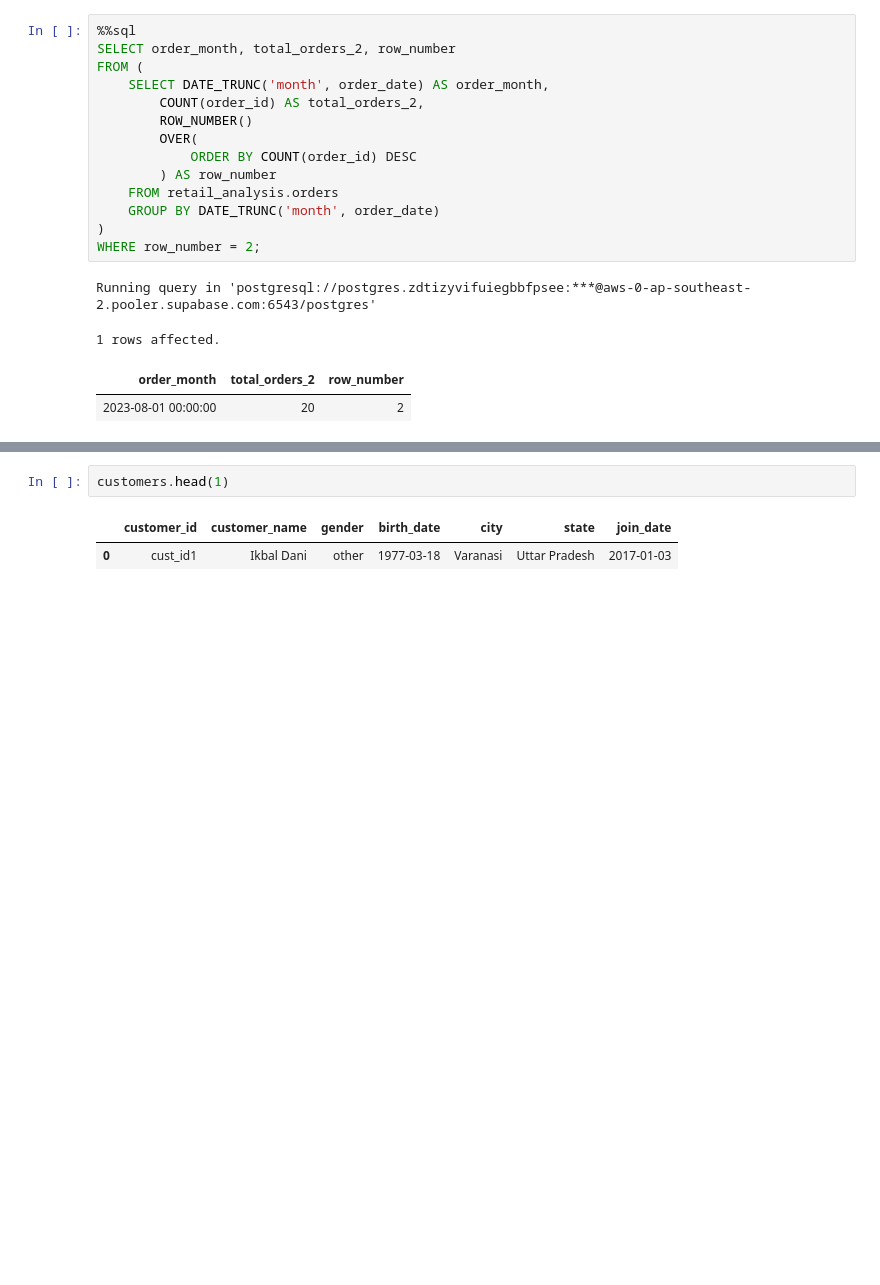
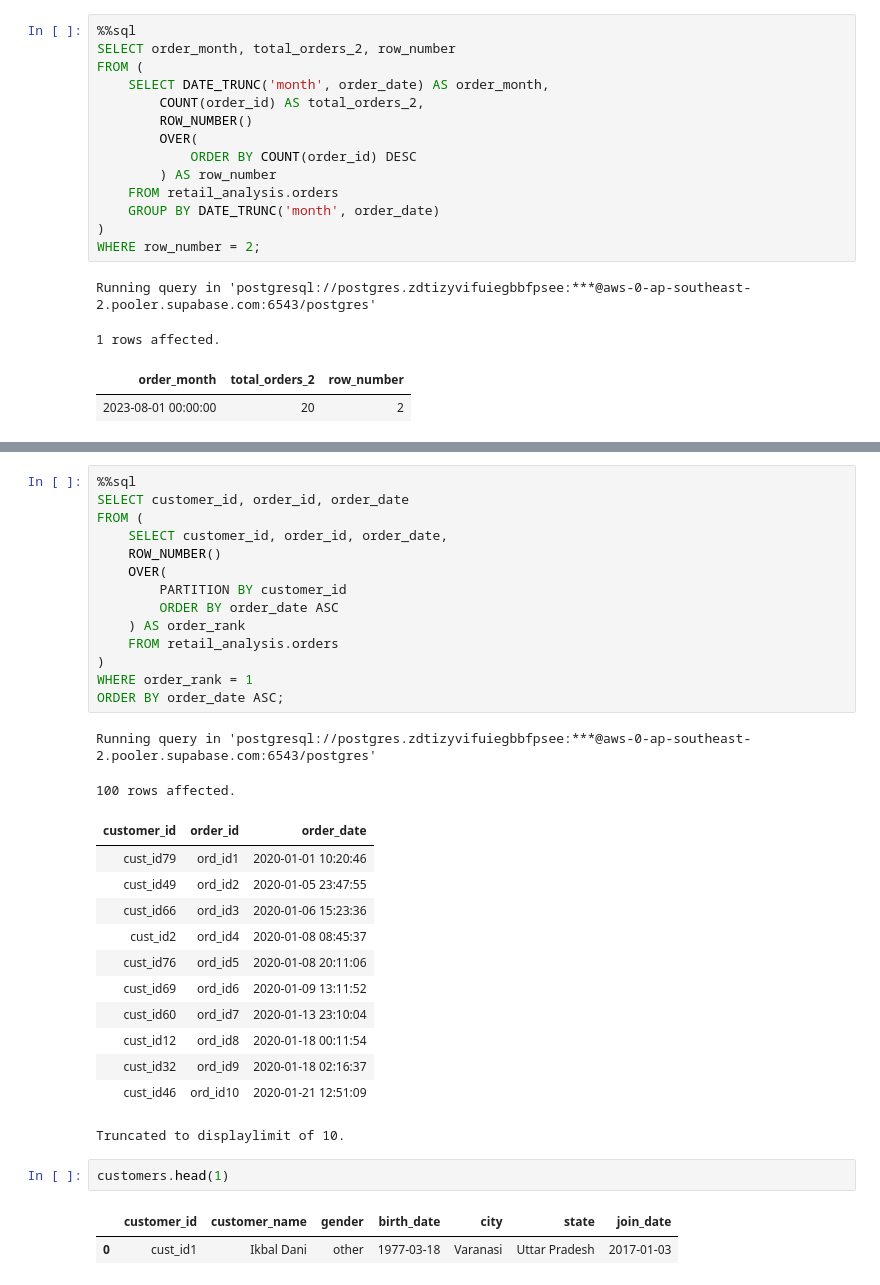
Before and after one commit to umesh-creates/sql_pandas_exercise_and_notes, a Jupyter notebook: retail_analysis exercise/date _and_time.ipynb, the cells around one changed output, grey strips where cells are left out. Cells and saved outputs as stored; diff of their text form; blank space fills up the shorter version.

Commit message:
first order of each customer by order_date

```diff
--- a/retail_analysis exercise/date _and_time.ipynb
+++ b/retail_analysis exercise/date _and_time.ipynb
@@ -1413,3 +1483,32 @@ Running query in 'postgresql://postgres.zdtizyvifuiegbbfpsee:***@aws-0-ap-southe
+# %%
+%%sql
+SELECT customer_id, order_id, order_date
+FROM (
+    SELECT customer_id, order_id, order_date,
+    ROW_NUMBER()
+    OVER(
+        PARTITION BY customer_id
+        ORDER BY order_date ASC
+    ) AS order_rank
+    FROM retail_analysis.orders
+)
+WHERE order_rank = 1
+ORDER BY order_date ASC;
+# %% [output]
+Running query in 'postgresql://postgres.zdtizyvifuiegbbfpsee:***@aws-0-ap-southeast-2.pooler.supabase.com:6543/postgres'
+100 rows affected.
+| customer_id | order_id | order_date |
+| cust_id79 | ord_id1 | 2020-01-01 10:20:46 |
+| cust_id49 | ord_id2 | 2020-01-05 23:47:55 |
+| cust_id66 | ord_id3 | 2020-01-06 15:23:36 |
+| cust_id2 | ord_id4 | 2020-01-08 08:45:37 |
+| cust_id76 | ord_id5 | 2020-01-08 20:11:06 |
+| cust_id69 | ord_id6 | 2020-01-09 13:11:52 |
+| cust_id60 | ord_id7 | 2020-01-13 23:10:04 |
+| cust_id12 | ord_id8 | 2020-01-18 00:11:54 |
+| cust_id32 | ord_id9 | 2020-01-18 02:16:37 |
+| cust_id46 | ord_id10 | 2020-01-21 12:51:09 |
+Truncated to displaylimit of 10.
 # %%
 customers.head(1)
 # %% [output]
```
Also changed, not shown: parts of 5 cells of this notebook.
